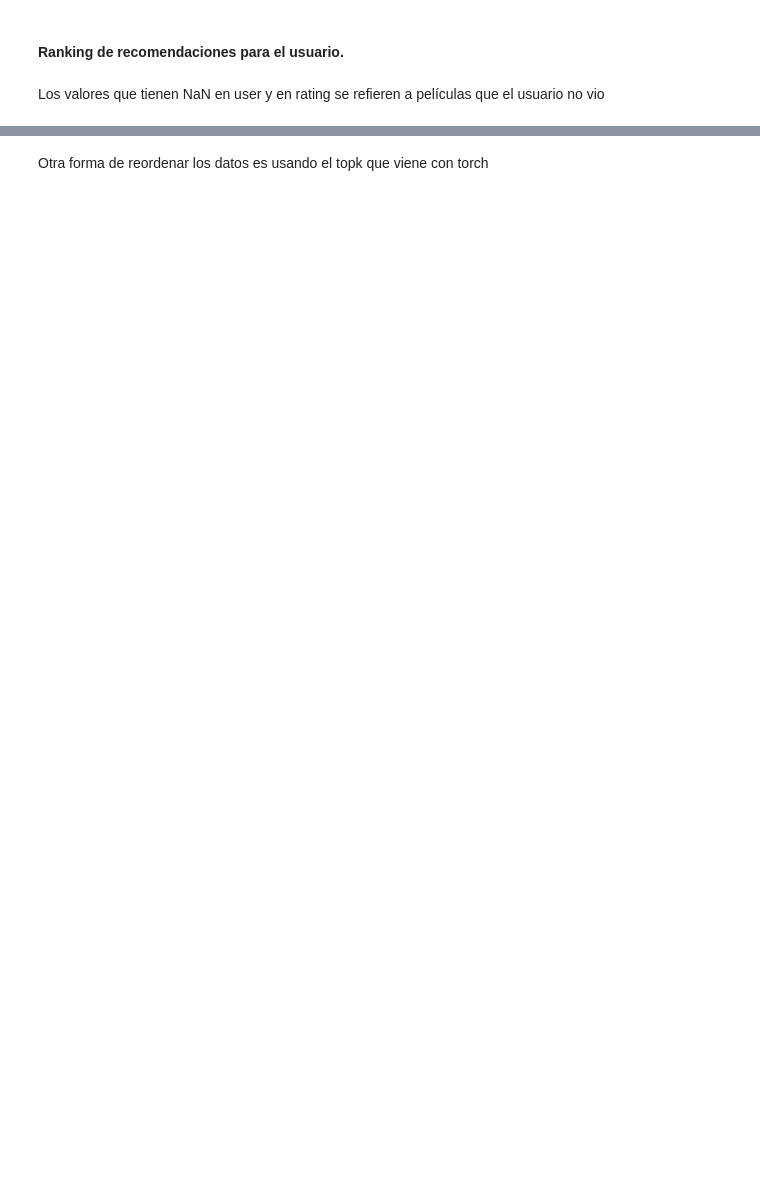
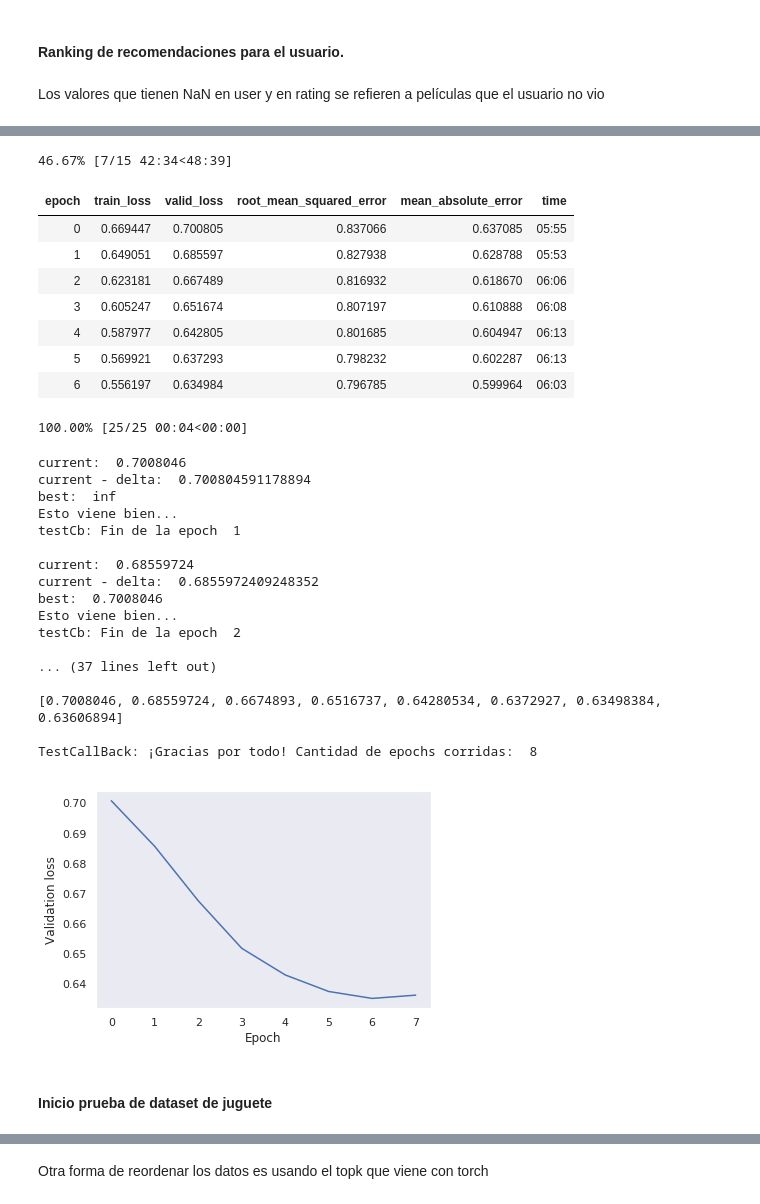
Before and after one commit to ITNavent/labs-ml-group, a Jupyter notebook: PruebasNN.ipynb, the cells around one changed output, grey strips where cells are left out. Drawn from its saved outputs; the diff is of its cells as text; code cells hidden in the pictures; blank space fills up the shorter version.

```diff
--- a/PruebasNN.ipynb
+++ b/PruebasNN.ipynb
@@ -453,0 +760,6 @@ a.filter(['userId', 'movieId', 'rating', 'prediction', 'title_y', 'genres_y'])
+# %%
+early_stopping = EarlyStoppingFede(learn = learn_feat, patience = 0)
+# %%
+testCb = TestCallback(learn = learn_feat)
+# %%
+activation_stats_cb = callbacks.ActivationStats(learn_feat, [learn_feat.model.layers[0], learn_feat.model.layers[3], learn_feat.model.layers[6], learn_feat.model.layers[9], learn_feat.model.layers[12]])
@@ -453,0 +778,31 @@ a.filter(['userId', 'movieId', 'rating', 'prediction', 'title_y', 'genres_y'])
+# %%
+learn_feat.fit_one_cycle(15, max_lr=slice(5.0E-4), callbacks = [early_stopping, testCb, activation_stats_cb], wd = 1e-1)
+# %% [output]
+46.67% [7/15 42:34<48:39]
+| epoch | train_loss | valid_loss | root_mean_squared_error | mean_absolute_error | time |
+| 0 | 0.669447 | 0.700805 | 0.837066 | 0.637085 | 05:55 |
+| 1 | 0.649051 | 0.685597 | 0.827938 | 0.628788 | 05:53 |
+| 2 | 0.623181 | 0.667489 | 0.816932 | 0.618670 | 06:06 |
+| 3 | 0.605247 | 0.651674 | 0.807197 | 0.610888 | 06:08 |
+| 4 | 0.587977 | 0.642805 | 0.801685 | 0.604947 | 06:13 |
+| 5 | 0.569921 | 0.637293 | 0.798232 | 0.602287 | 06:13 |
+| 6 | 0.556197 | 0.634984 | 0.796785 | 0.599964 | 06:03 |
+100.00% [25/25 00:04<00:00]
+current:  0.7008046
+current - delta:  0.700804591178894
+best:  inf
+Esto viene bien...
+testCb: Fin de la epoch  1
+
+current:  0.68559724
+current - delta:  0.6855972409248352
+best:  0.7008046
+Esto viene bien...
+testCb: Fin de la epoch  2
+
+... (37 lines left out)
+
+[0.7008046, 0.68559724, 0.6674893, 0.6516737, 0.64280534, 0.6372927, 0.63498384, 0.63606894]
+
+TestCallBack: ¡Gracias por todo! Cantidad de epochs corridas:  8
+[figure, added]
@@ -453,0 +815,2 @@ a.filter(['userId', 'movieId', 'rating', 'prediction', 'title_y', 'genres_y'])
+# %% [markdown]
+#### Inicio prueba de dataset de juguete
```
Also changed, not shown: parts of 271 cells of this notebook, 1 other file.
